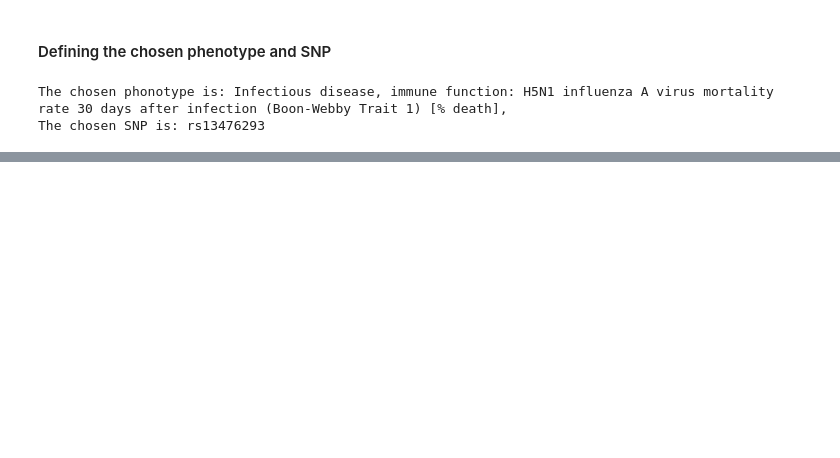
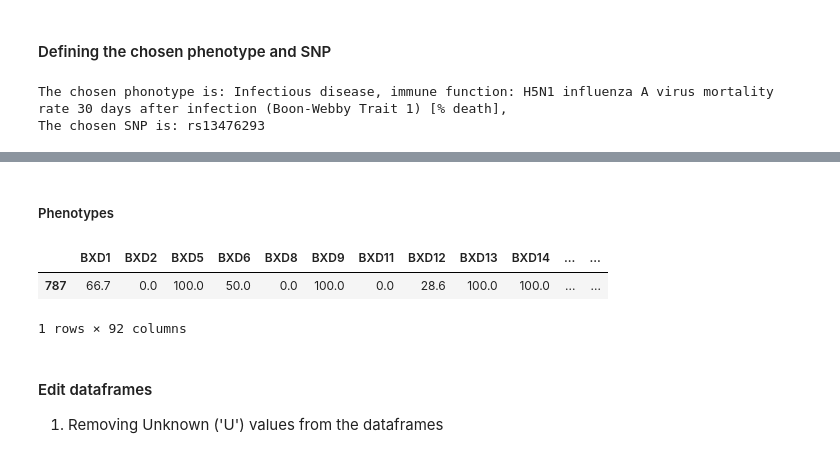
Before and after one commit to ShaniSoustiel/personal-medicine-tau, a Jupyter notebook: ex_2_part_1.ipynb, the cells around one changed output, grey strips where cells are left out. Drawn from its saved outputs; the diff is of its cells as text; code cells hidden in the pictures; blank space fills up the shorter version.

```diff
--- a/ex_2_part_1.ipynb
+++ b/ex_2_part_1.ipynb
@@ -90,0 +85,11 @@ np.float64(780.0)
+# %%
+# Define the row label you want to filter - filter by index 787
+phen_row = 787
+
+# Use .loc to filter the DataFrame by row
+filtered_phen = phen.loc[phen.index == phen_row]
+
+# Filter columns based on their names
+filtered_phen = filtered_phen.filter(like='BXD')
+
+filtered_phen.head()
@@ -90,0 +228,17 @@ np.float64(780.0)
+# %% [markdown]
+##### Phenotypes
+# %%
+# Use .loc to filter the DataFrame by row
+filtered_phen = phen.loc[phen.index == phen_row]
+
+# Filter columns based on their names
+filtered_phen = filtered_phen.filter(like='BXD')
+
+filtered_phen.head()
+# %% [output]
+|  | BXD1 | BXD2 | BXD5 | BXD6 | BXD8 | BXD9 | BXD11 | BXD12 | BXD13 | BXD14 | ... | ... |
+| 787 | 66.7 | 0.0 | 100.0 | 50.0 | 0.0 | 100.0 | 0.0 | 28.6 | 100.0 | 100.0 | ... | ... |
+1 rows × 92 columns
+# %% [markdown]
+#### Edit dataframes
+1. Removing Unknown ('U') values from the dataframes
```
Also changed, not shown: parts of 71 cells of this notebook.
